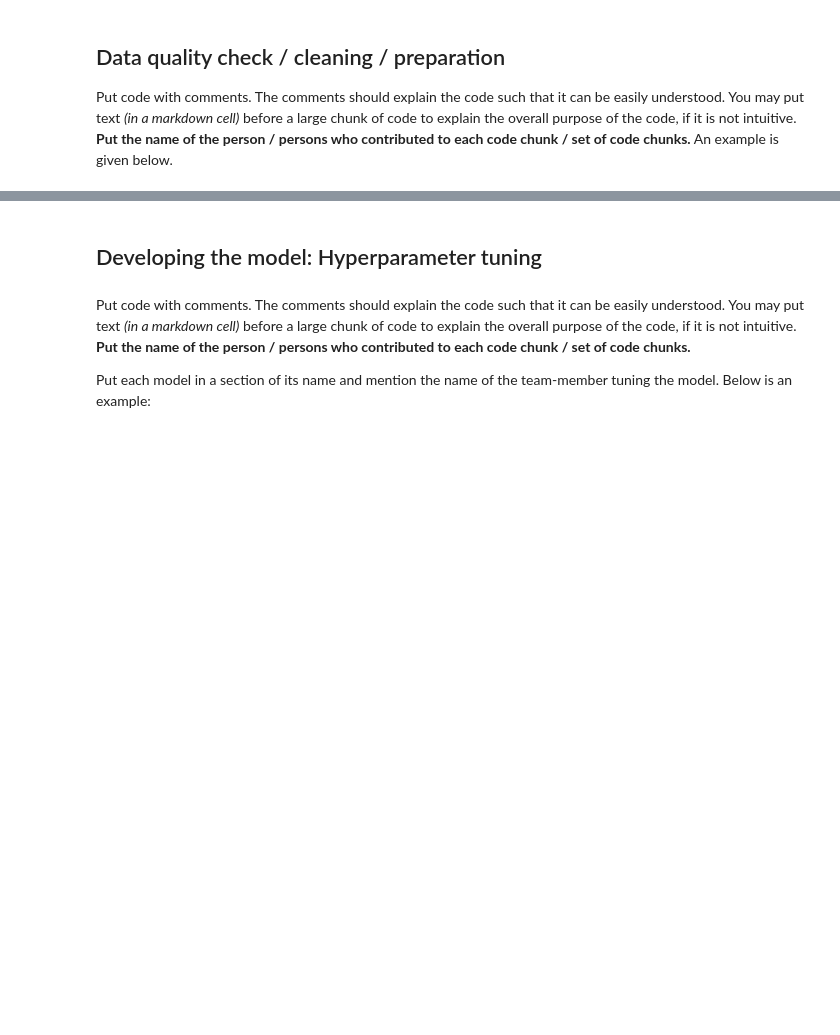
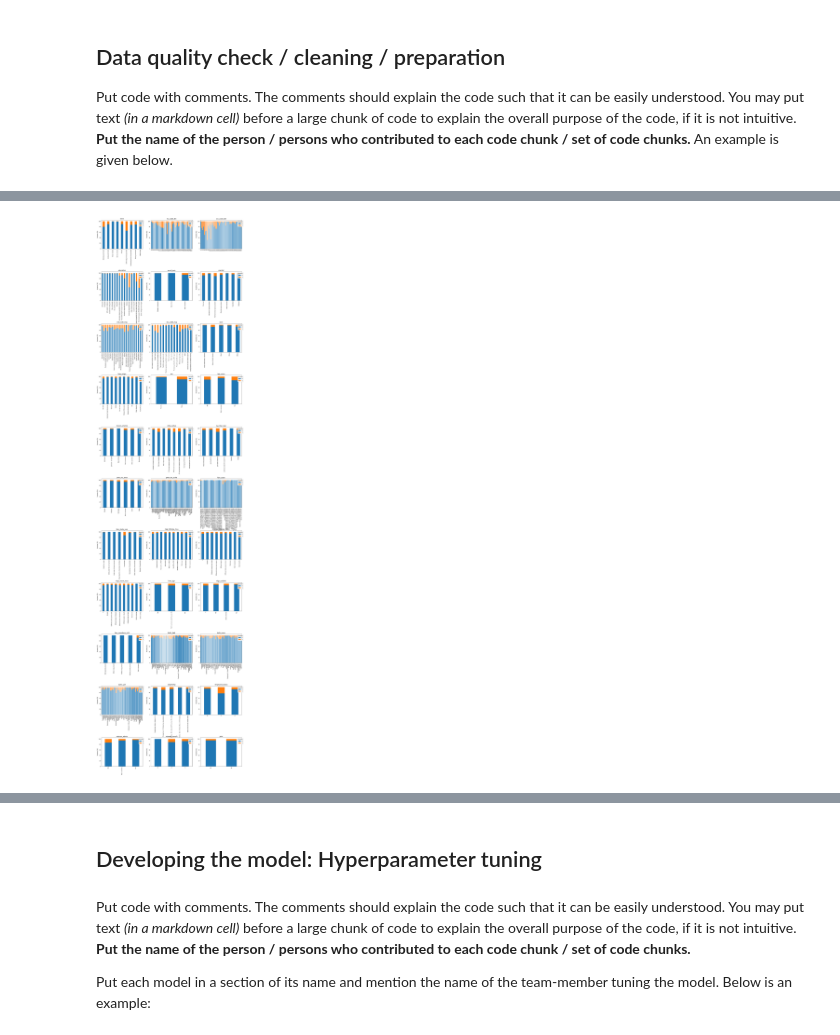
Before and after one commit to jprette/STAT-303-3, a Jupyter notebook: Documentation/Project Code Template.ipynb, the cells around one changed output, grey strips where cells are left out. Drawn from its saved outputs; the diff is of its cells as text; code cells hidden in the pictures; blank space fills up the shorter version.

```diff
--- a/Documentation/Project Code Template.ipynb
+++ b/Documentation/Project Code Template.ipynb
@@ -64,0 +104,39 @@ Put code with comments. The comments should explain the code such that it can be
+# %%
+df = pd.read_csv('../data/census-income.data', header=None)
+df.head(2)
+data = pd.read_csv('../census-income.data',header=None)
+data.columns=column_names
+data['income'] = data['income'].apply(lambda x: 1 if x == ' 50000+.' else 0)
+# %%
+categorical_predictors = [
+    'class', 'ind_code_det', 'occ_code_det', 'education', 'enroll_edu', 'marital',
+    'ind_code_maj', 'occ_code_maj', 'race', 'hisp_origin', 'sex', 'lab_union', 'reason_unemp',
+    'emp_status', 'tax_filer_stat', 'prev_res_area', 'prev_res_state',
+    'fam_state', 'fam_state_sum', 'migr_change_msa', 'migr_change_reg', 'migr_move_msa', 'lived_1yr',
+    'migr_sunbelt', 'fam_members_u18', 'birth_dad', 'birth_mom', 'birth_self', 'citizenship',
+    'employed_status', 'veteran_admin', 'veteran_benefit', 'year']
+continuous_predictors = ['age', 'wage_hr','cap_gain', 'cap_loss', 'dividend','inst_weight',
+                         'num_ppl_worked', 'weeks_worked']
+# %%
+# Plotting categorical variables against response
+n_rows = 11
+n_cols = 3
+fig, axs = plt.subplots(n_rows, n_cols, figsize=(20, 80))
+
+# Plotting stacked bar plots for categorical predictors
+for i, predictor in enumerate(categorical_predictors):
+    ax = axs[i // n_cols, i % n_cols]
+    grouped_data = data.groupby([predictor, 'income'])['income'].count().unstack()
+    totals = grouped_data.sum(axis=1)
+    percent_data = grouped_data.div(totals, axis=0) * 100
+    percent_data.plot.bar(stacked=True, ax=ax)
+    ax.set_xlabel('')
+    ax.set_ylabel('Income (%)')
+    ax.set_title(predictor)
+    ax.legend(title='Income', loc='upper right', bbox_to_anchor=(1.05, 1))
+    ax.tick_params(axis='both', labelsize=8)
+
+fig.subplots_adjust(hspace=0.8)
+plt.show()
+# %% [output]
+[figure, added]
```
Also changed, not shown: parts of 32 cells of this notebook, 1 other file.
